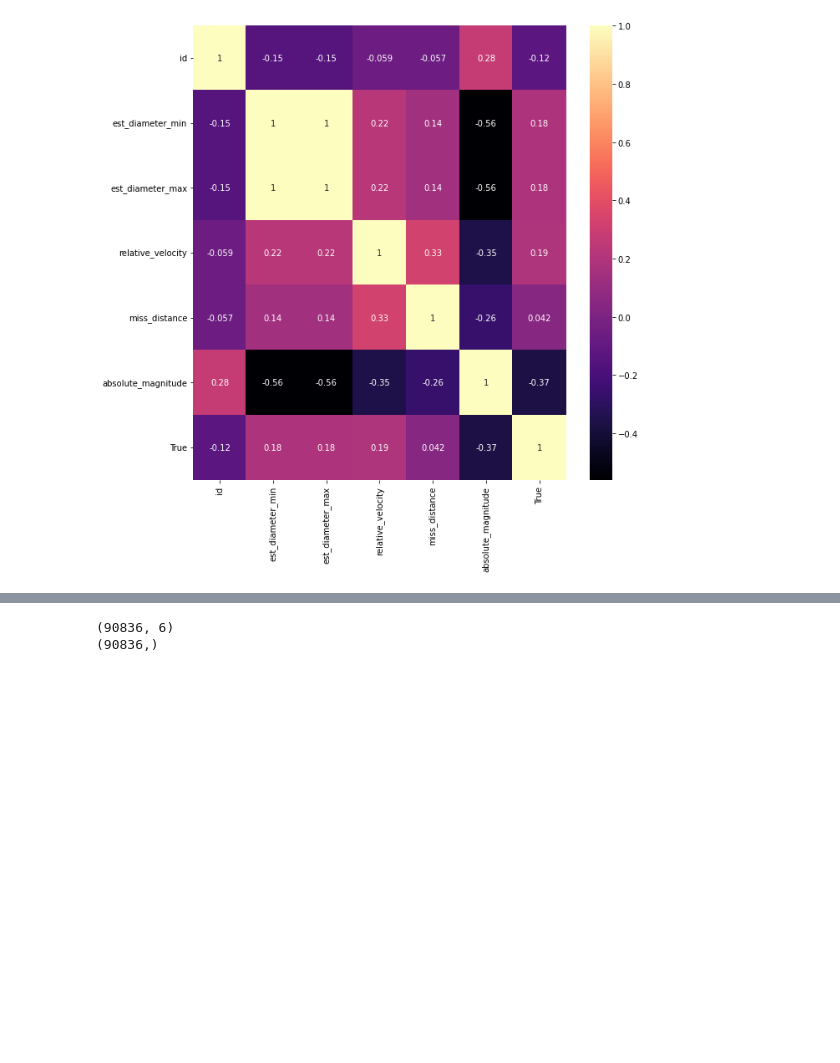
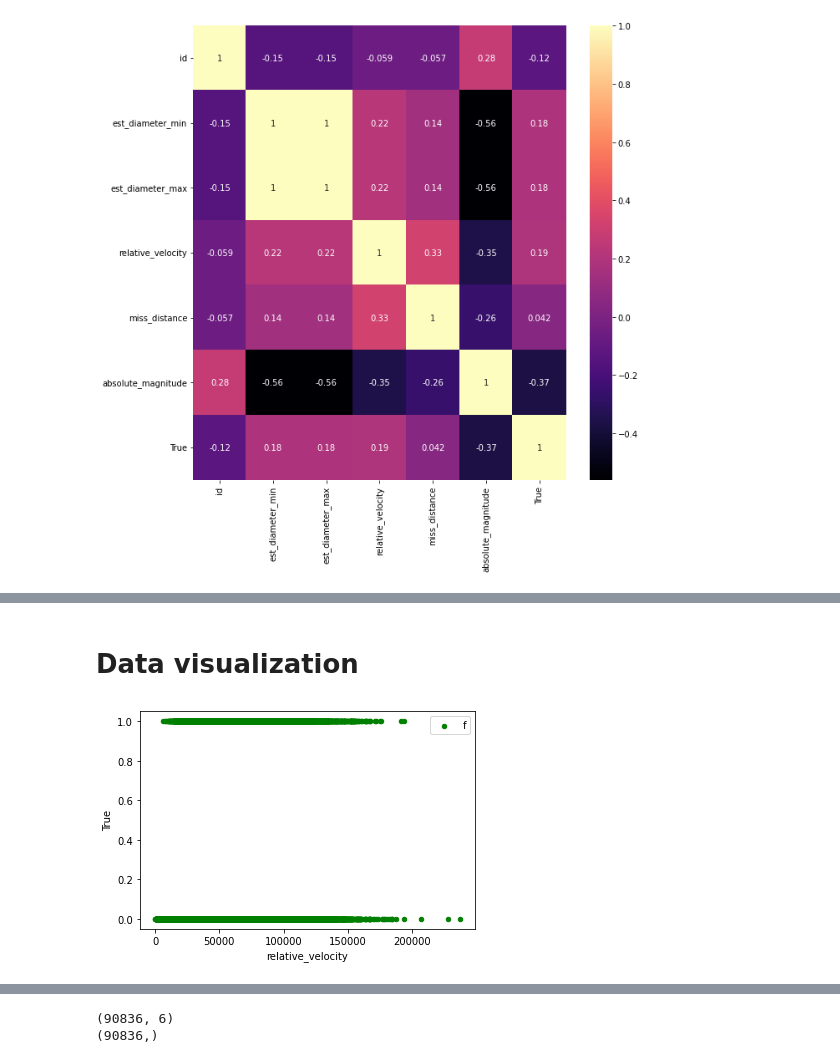
Before and after one commit to Ashu-Az/Iosd, a Jupyter notebook: Iosd.ipynb, the cells around one changed output, grey strips where cells are left out. Drawn from its saved outputs; the diff is of its cells as text; code cells hidden in the pictures; blank space fills up the shorter version.

```diff
--- a/Iosd.ipynb
+++ b/Iosd.ipynb
@@ -16,7 +16,7 @@ from sklearn.linear_model import LogisticRegression
 from sklearn.metrics import accuracy_score
 %matplotlib inline
 # %%
-df = p.read_csv("/content/neo.csv")
+df = p.read_csv("/neo.csv")
 df
 # %% [output]
 |  | id | name | est_diameter_min | est_diameter_max | relative_velocity | miss_distance | orbiting_body | ... |
@@ -221,0 +226,6 @@ df.describe()
+# %% [markdown]
+# Data visualization
+# %%
+bx = df.plot(kind='scatter', x='relative_velocity',y= True ,color = 'Green',label ='f')
+# %% [output]
+[figure, added]
```
Also changed, not shown: parts of 26 cells of this notebook.
